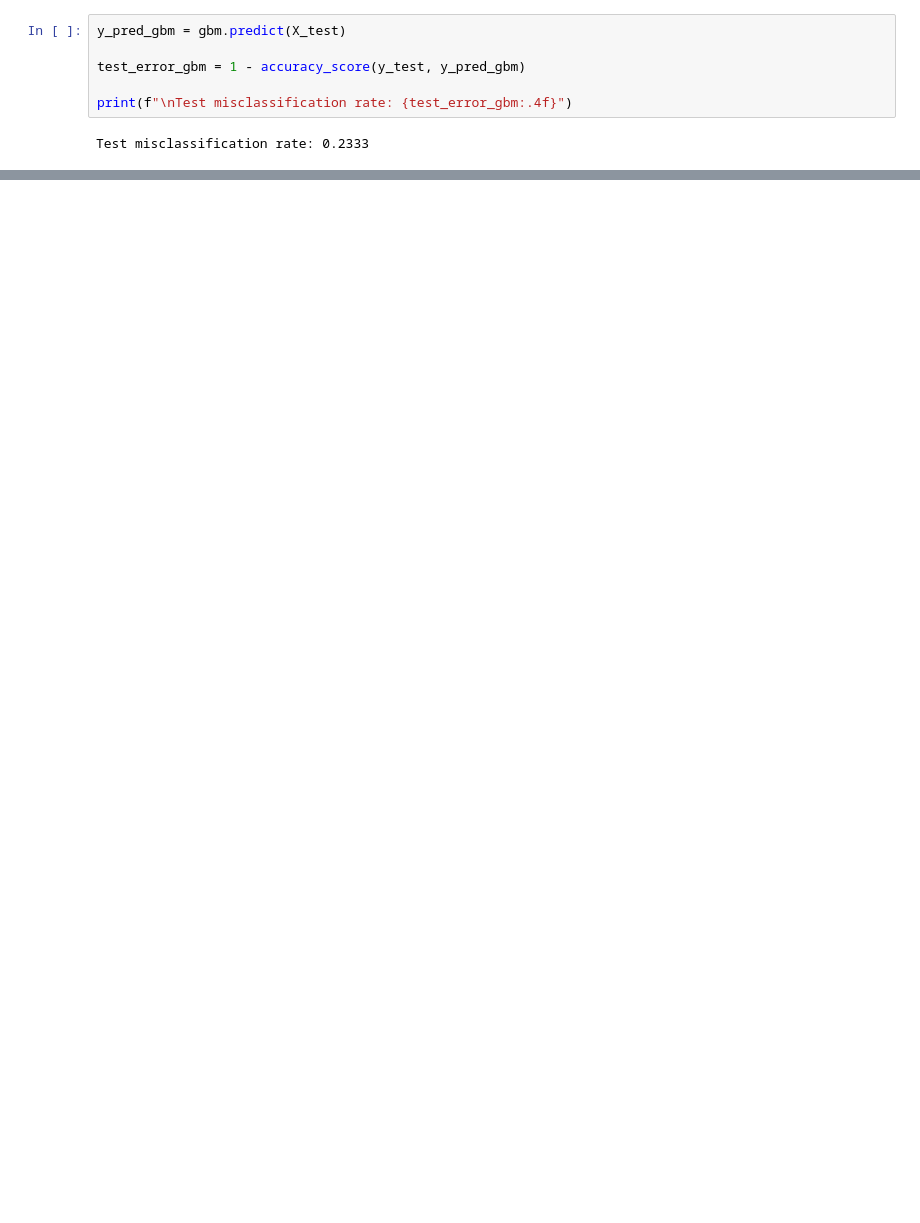
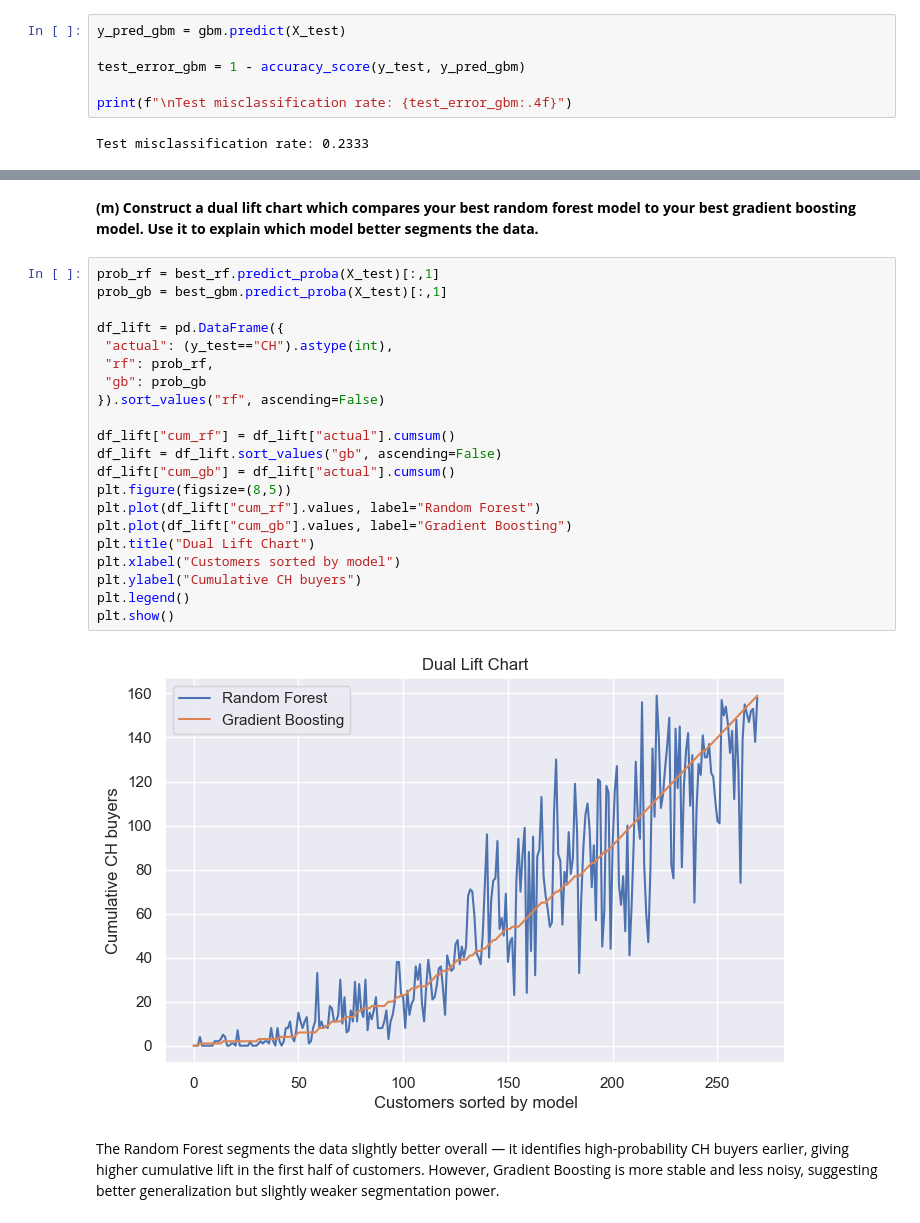
Before and after one commit to rachellecloutier/code_2600, a Jupyter notebook: homework4.ipynb, the cells around one changed output, grey strips where cells are left out. Cells and saved outputs as stored; diff of their text form; blank space fills up the shorter version.

```diff
--- a/homework4.ipynb
+++ b/homework4.ipynb
@@ -393,0 +471,28 @@ Test misclassification rate: 0.2333
+# %% [markdown]
+**(m) Construct a dual lift chart which compares your best random forest model to your best gradient boosting model. Use it to explain which model better segments the data.**
+# %%
+prob_rf = best_rf.predict_proba(X_test)[:,1]
+prob_gb = best_gbm.predict_proba(X_test)[:,1]
+
+df_lift = pd.DataFrame({
+ "actual": (y_test=="CH").astype(int),
+ "rf": prob_rf,
+ "gb": prob_gb
+}).sort_values("rf", ascending=False)
+
+df_lift["cum_rf"] = df_lift["actual"].cumsum()
+df_lift = df_lift.sort_values("gb", ascending=False)
+df_lift["cum_gb"] = df_lift["actual"].cumsum()
+plt.figure(figsize=(8,5))
+plt.plot(df_lift["cum_rf"].values, label="Random Forest")
+plt.plot(df_lift["cum_gb"].values, label="Gradient Boosting")
+plt.title("Dual Lift Chart")
+plt.xlabel("Customers sorted by model")
+plt.ylabel("Cumulative CH buyers")
+plt.legend()
+plt.show()
+# %% [output]
+[figure, added]
+# %% [markdown]
+The Random Forest segments the data slightly better overall — it identifies high-probability CH buyers earlier, giving higher cumulative lift in the first half of customers.
+However, Gradient Boosting is more stable and less noisy, suggesting better generalization but slightly weaker segmentation power.
```
Also changed, not shown: parts of 19 cells of this notebook.
